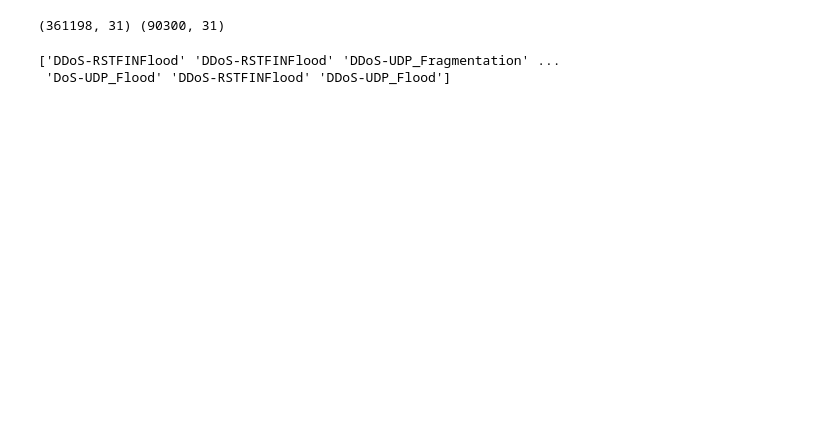
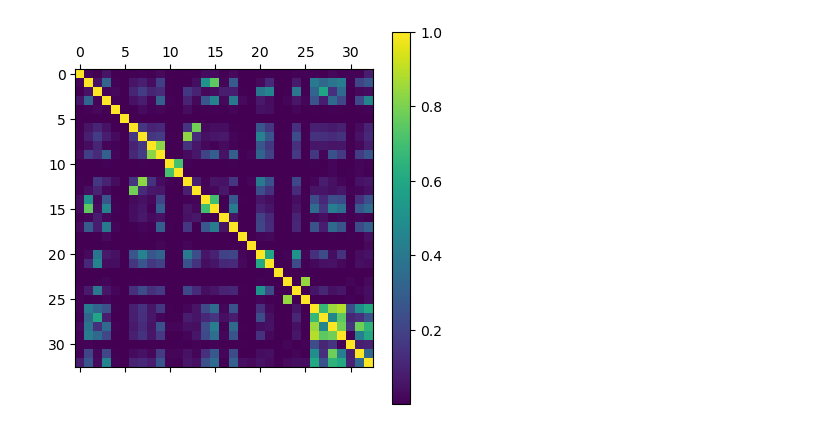
Before and after one commit to ravenpwn/Applied-Statistics-Machine-Learning, a Jupyter notebook: p2023.ipynb, the cells around one changed output. Drawn from its saved outputs; the diff is of its cells as text; code cells hidden in the pictures; blank space fills up the shorter version.

```diff
--- a/p2023.ipynb
+++ b/p2023.ipynb
@@ -73,8 +86,8 @@ get_high_corr_cols(df.iloc[:,:-1],0.95)
 # %%
-
-# high_corr_cols = ['Srate', 'fin_flag_number', 'rst_flag_number', 'LLC', 'Std', 'Number', 'Magnitue', 'Radius', 'Weight']
-high_corr_cols = get_high_corr_cols()
-df.drop(high_corr_cols,axis=1, inplace=True)
+# Use this to get simplified correlation matrix
 new_corr =  df.iloc[:,:-1].corr().abs()
 plt.matshow(new_corr)
+plt.colorbar()
 plt.show()
+# %% [output]
+[figure, added]
@@ -93,12 +108,2 @@ sub_df = sub_df[~sub_df.isin([np.nan, np.inf, -np.inf]).any(1)] # remove nan, in
 X = sub_df.iloc[:,:-1].to_numpy()
 Y = sub_df.iloc[:,-1].to_numpy()
-# %%
-X_train, X_test, Y_train, Y_test = train_test_split(X,Y,test_size=0.2, random_state=109 )
-print(X_train.shape,X_test.shape)
-# %% [output]
-(361198, 31) (90300, 31)
-# %%
-print(Y_test)
-# %% [output]
-['DDoS-RSTFINFlood' 'DDoS-RSTFINFlood' 'DDoS-UDP_Fragmentation' ...
- 'DoS-UDP_Flood' 'DDoS-RSTFINFlood' 'DDoS-UDP_Flood']
```
Also changed, not shown: parts of 19 cells of this notebook, 2 other files.
